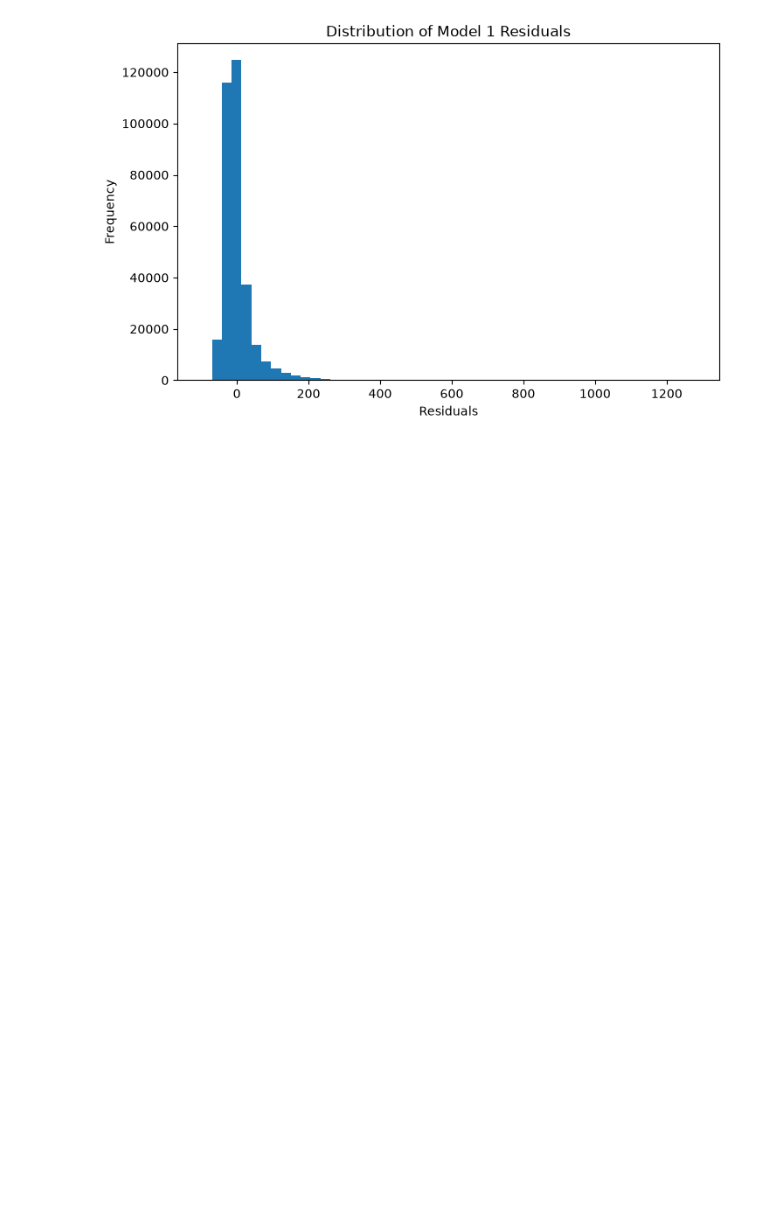
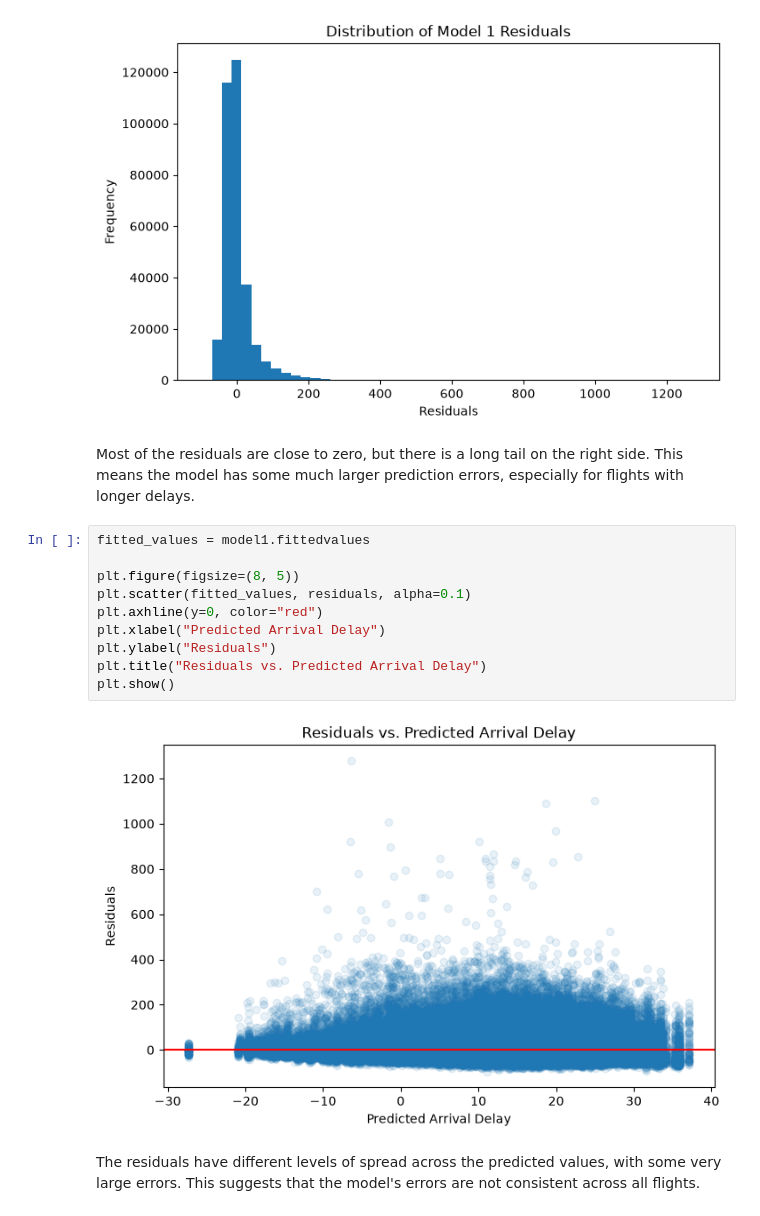
Before and after one commit to Jade-Jung/BAN5103-Flight-Delay-Analysis, a Jupyter notebook: 08_flight_only_regression.ipynb, the cells around one changed output. Drawn from its saved outputs; the diff is of its cells as text; blank space fills up the shorter version.

```diff
--- a/08_flight_only_regression.ipynb
+++ b/08_flight_only_regression.ipynb
@@ -225,3 +225,19 @@ plt.title("Distribution of Model 1 Residuals")
 plt.show()
 # %% [output]
 [figure]
+# %% [markdown]
+Most of the residuals are close to zero, but there is a long tail on the right side. This means the model has some much larger prediction errors, especially for flights with longer delays.
+# %%
+fitted_values = model1.fittedvalues
+
+plt.figure(figsize=(8, 5))
+plt.scatter(fitted_values, residuals, alpha=0.1)
+plt.axhline(y=0, color="red")
+plt.xlabel("Predicted Arrival Delay")
+plt.ylabel("Residuals")
+plt.title("Residuals vs. Predicted Arrival Delay")
+plt.show()
+# %% [output]
+[figure, added]
+# %% [markdown]
+The residuals have different levels of spread across the predicted values, with some very large errors. This suggests that the model's errors are not consistent across all flights.
```
Also changed, not shown: parts of 19 cells of this notebook.
